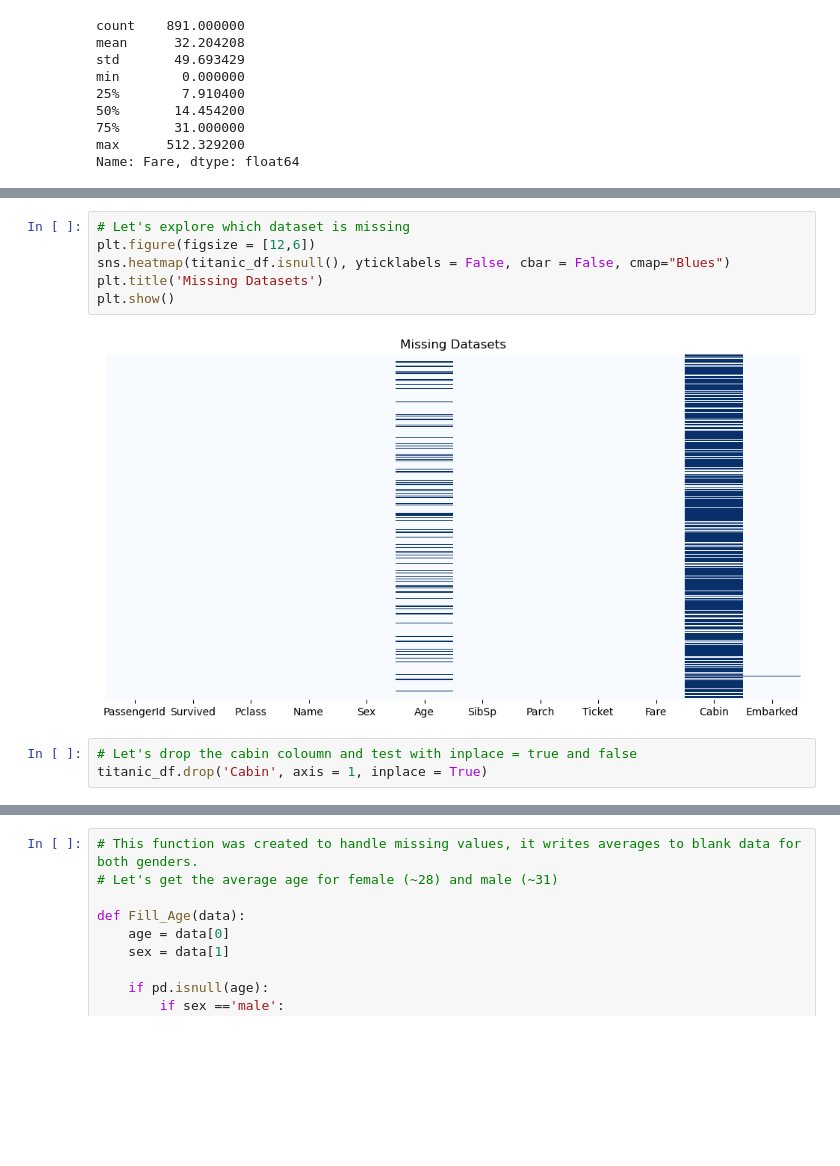
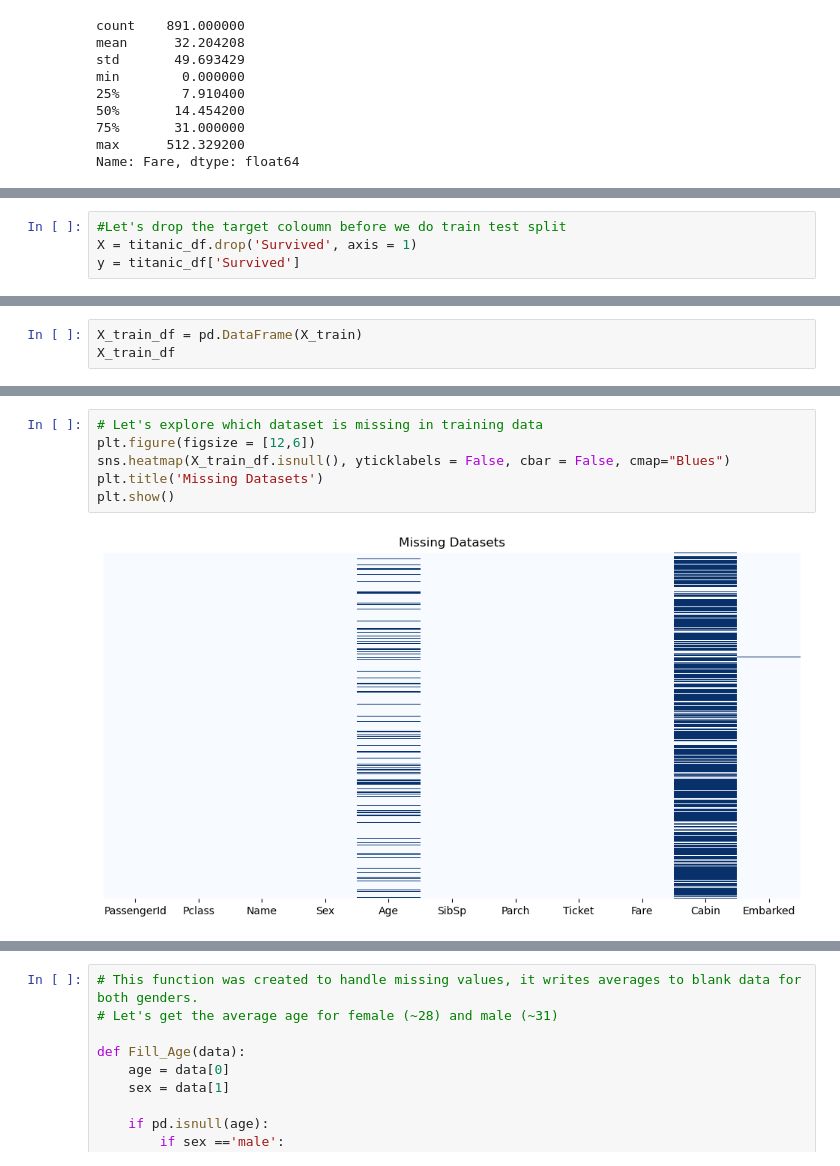
Before and after one commit to ersinsonmez/titanic_dataset, a Jupyter notebook: DASC591_NonThesisMasterTermProject_ErsinSONMEZ_Notebook.ipynb, the cells around one changed output, grey strips where cells are left out. Drawn from its saved outputs; the diff is of its cells as text; blank space fills up the shorter version.

```diff
--- a/DASC591_NonThesisMasterTermProject_ErsinSONMEZ_Notebook.ipynb
+++ b/DASC591_NonThesisMasterTermProject_ErsinSONMEZ_Notebook.ipynb
@@ -240,0 +266,4 @@ Name: Fare, dtype: float64
+# %%
+#Let's drop the target coloumn before we do train test split
+X = titanic_df.drop('Survived', axis = 1)
+y = titanic_df['Survived']
@@ -240,0 +274,3 @@ Name: Fare, dtype: float64
+# %%
+X_train_df = pd.DataFrame(X_train)
+X_train_df
@@ -241,11 +291,8 @@ Name: Fare, dtype: float64
 # %%
-# Let's explore which dataset is missing
+# Let's explore which dataset is missing in training data
 plt.figure(figsize = [12,6])
-sns.heatmap(titanic_df.isnull(), yticklabels = False, cbar = False, cmap="Blues")
+sns.heatmap(X_train_df.isnull(), yticklabels = False, cbar = False, cmap="Blues")
 plt.title('Missing Datasets')
 plt.show()
 # %% [output]
-[figure, old version]
+[figure, new version]
-# %%
-# Let's drop the cabin coloumn and test with inplace = true and false
-titanic_df.drop('Cabin', axis = 1, inplace = True)
```
Also changed, not shown: parts of 46 cells of this notebook, 1 other file.
